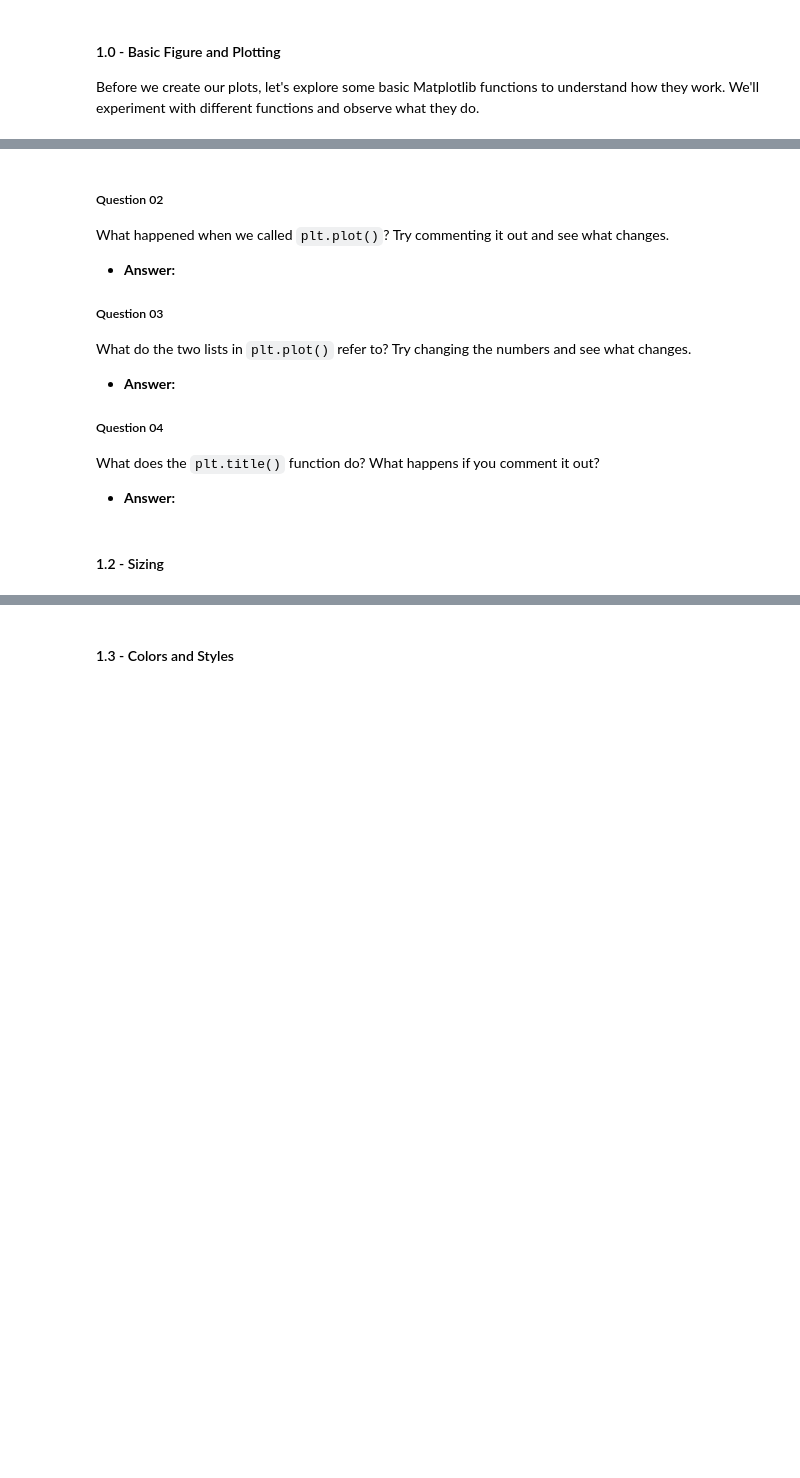
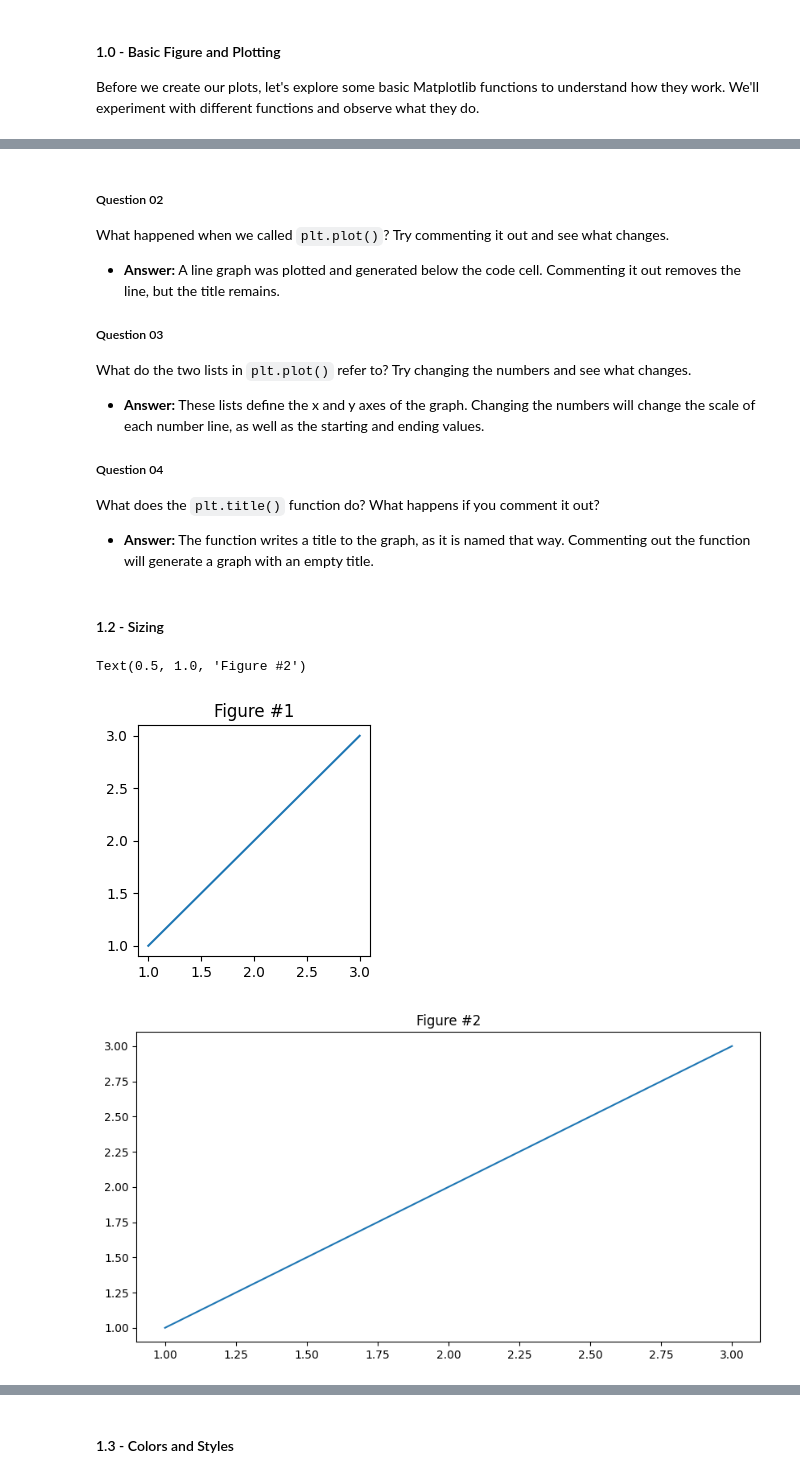
Before and after one commit to fc2078/unit-3-data-science, a Jupyter notebook: 00_intro.ipynb, the cells around one changed output, grey strips where cells are left out. Cells and saved outputs as stored; diff of their text form; code cells hidden in the pictures; blank space fills up the shorter version.

```diff
--- a/00_intro.ipynb
+++ b/00_intro.ipynb
@@ -136,25 +140,29 @@ plt.title("My Graph")
 # %% [markdown]
 ##### Question 02
 What happened when we called `plt.plot()`? Try commenting it out and see what changes.
-- **Answer:**
+- **Answer:** A line graph was plotted and generated below the code cell. Commenting it out removes the line, but the title remains.
 
 ##### Question 03
 What do the two lists in `plt.plot()` refer to? Try changing the numbers and see what changes.
-- **Answer:**
+- **Answer:**  These lists define the x and y axes of the graph. Changing the numbers will change the scale of each number line, as well as the starting and ending values.
 
 ##### Question 04
 What does the `plt.title()` function do? What happens if you comment it out?
-- **Answer:**
+- **Answer:** The function writes a title to the graph, as it is named that way. Commenting out the function will generate a graph with an empty title.
 # %% [markdown]
 #### 1.2 - Sizing
 # %%
 plt.figure(figsize=(3, 3))
 plt.plot([1, 2, 3], [1, 2, 3])
 plt.title('Figure #1')
 
-plt.figure(figsize=(10, 5)
+plt.figure(figsize=(10, 5))
 plt.plot([1, 2, 3], [1, 2, 3])
 plt.title('Figure #2')
+# %% [output]
+Text(0.5, 1.0, 'Figure #2')
+[figure, added]
+[figure, added]
 # %% [markdown]
 ##### Question 05
 What do the numbers in `figsize=(10, 5)` control? Try changing them and observe what happens.
```
Also changed, not shown: parts of 14 cells of this notebook, 4 other files.
